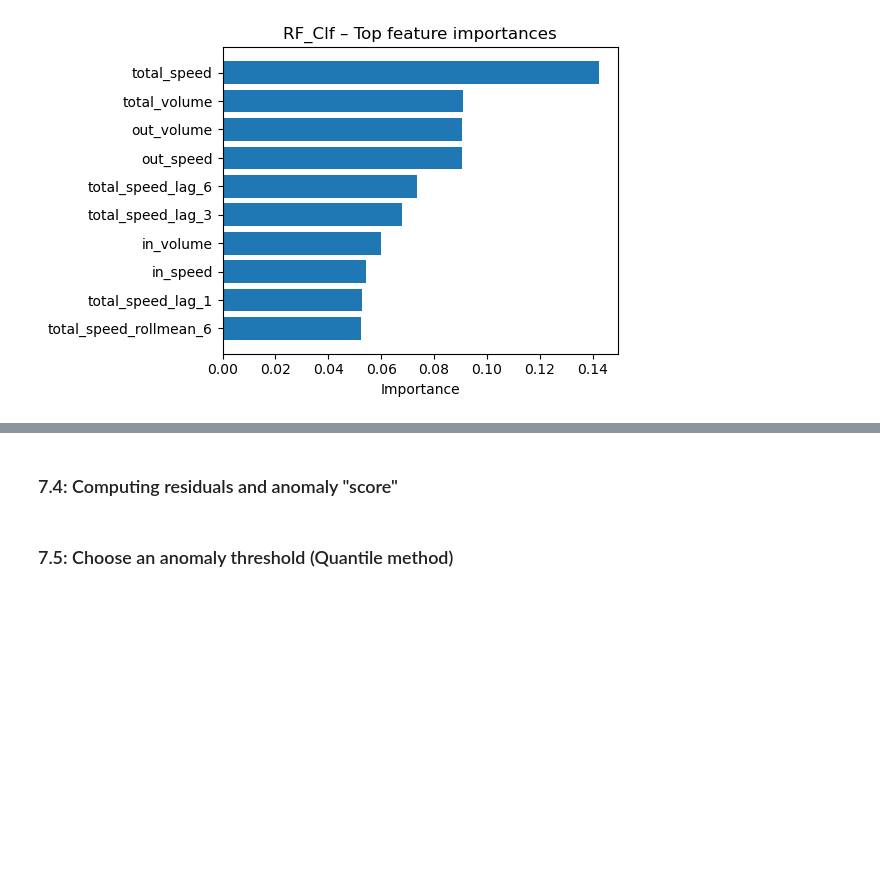
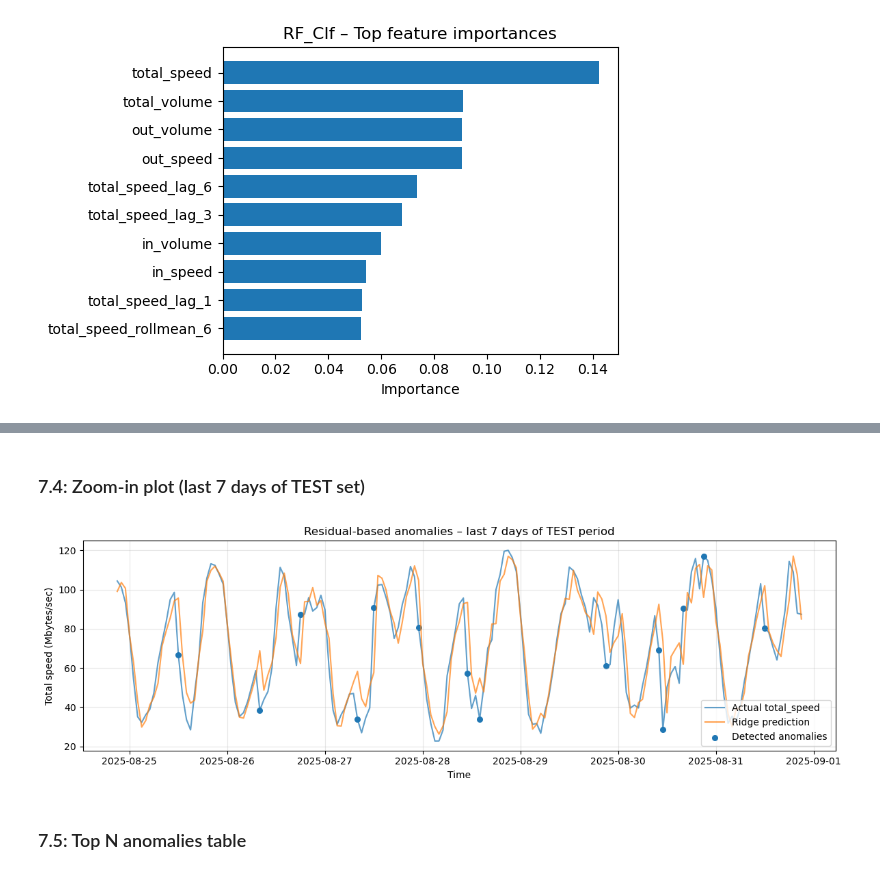
Before and after one commit to Ayatelawej/EC558_project, a Jupyter notebook: notebooks/EC558_core_pipeline.ipynb, the cells around one changed output, grey strips where cells are left out. Saved outputs shown, nothing was run; the diff lists cells and outputs as text; code cells hidden in the pictures; blank space fills up the shorter version.

```diff
--- a/notebooks/EC558_core_pipeline.ipynb
+++ b/notebooks/EC558_core_pipeline.ipynb
@@ -1699,11 +1747,44 @@ else:
 # %% [markdown]
-<h3>7.4: Computing residuals and anomaly "score" </h3>
+<h3>7.4: Zoom-in plot (last 7 days of TEST set) </h3>
 # %%
-res_trainval = y_trainval.values - yhat_trainval
-score_trainval = np.abs(res_trainval)
+last_timestamp = df_anom_test["timestamp"].max()
+window_start = last_timestamp - pd.Timedelta(days=7)
 
-res_test = y_test.values - yhat_test
-score_test = np.abs(res_test)
+mask_last_week = df_anom_test["timestamp"] >= window_start
+df_last_week = df_anom_test[mask_last_week]
+
+plt.figure(figsize=(12, 4))
+
+plt.plot(
+    df_last_week["timestamp"],
+    df_last_week["y_true"] / 1e6,
+    label="Actual total_speed",
+    alpha=0.7,
+)
+plt.plot(
+    df_last_week["timestamp"],
+    df_last_week["y_ridge"] / 1e6,
+    label="Ridge prediction",
+    alpha=0.7,
+)
+
+anom_last_week = df_last_week[df_last_week["is_anomaly"]]
+plt.scatter(
+    anom_last_week["timestamp"],
+    anom_last_week["y_true"] / 1e6,
+    label="Detected anomalies",
+    s=30,
+)
+
+plt.xlabel("Time")
+plt.ylabel("Total speed (Mbytes/sec)")
+plt.title("Residual-based anomalies – last 7 days of TEST period")
+plt.legend()
+plt.grid(True, alpha=0.3)
+plt.tight_layout()
+plt.show()
+# %% [output]
+[figure, added]
 # %% [markdown]
-<h3>7.5: Choose an anomaly threshold (Quantile method)</h3>
+<h3>7.5: Top N anomalies table</h3>
 # %%
```
Also changed, not shown: parts of 62 cells of this notebook, 12 other files.
